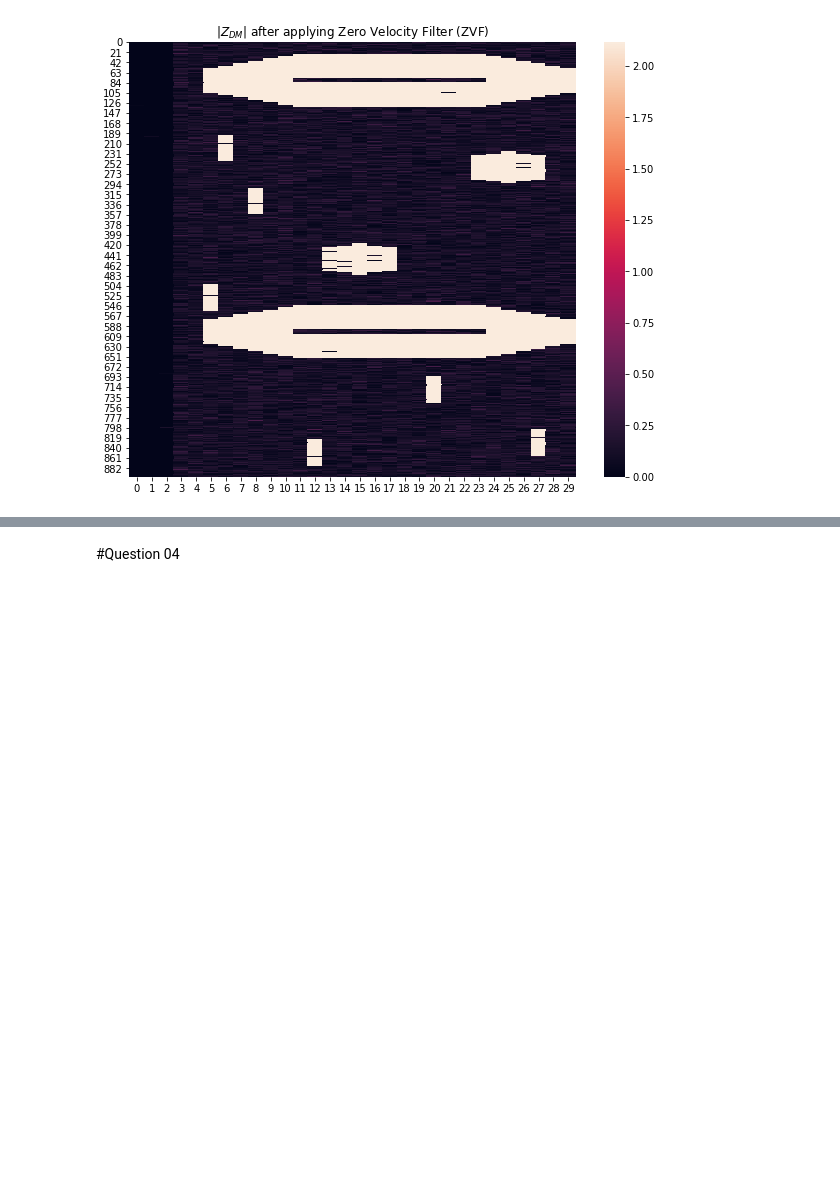
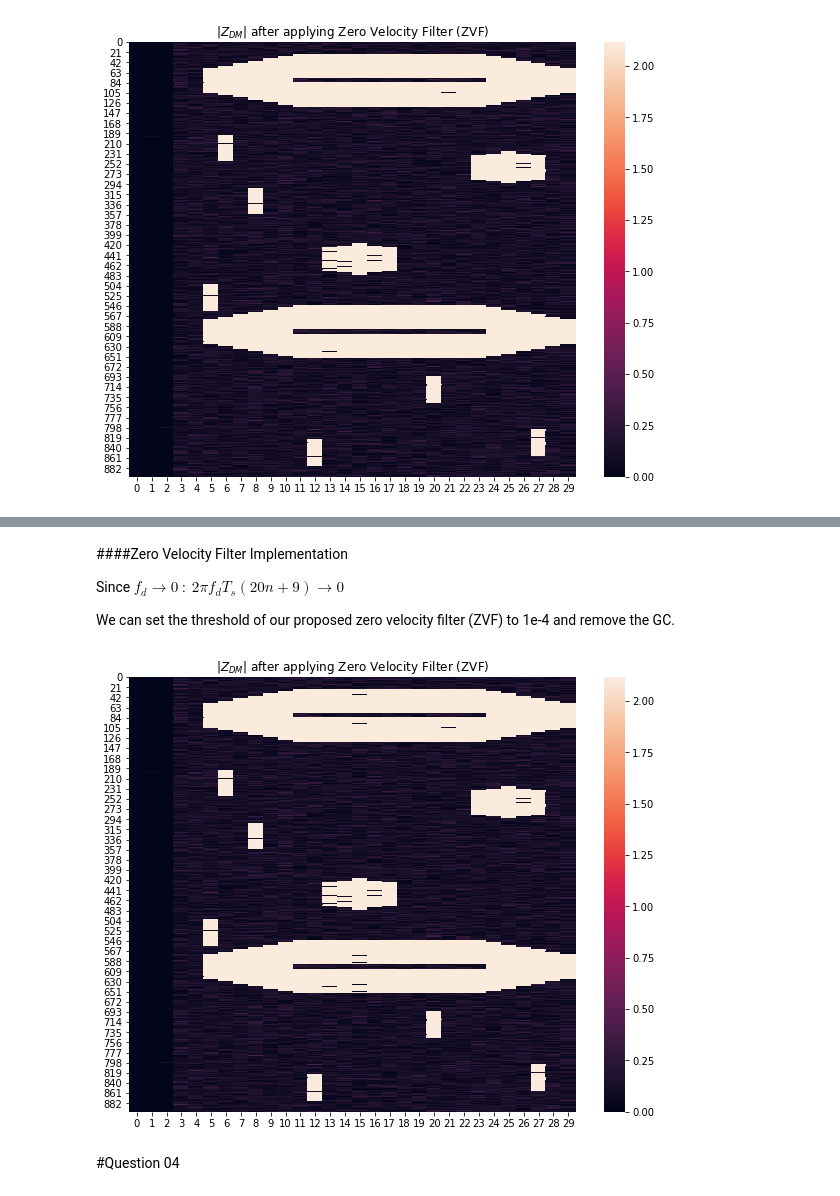
Before and after one commit to damithkawshan/Radar-and-Navigation, a Jupyter notebook: Radar_Assignment_2_160026P.ipynb, the cells around one changed output, grey strips where cells are left out. Saved outputs shown, nothing was run; the diff lists cells and outputs as text; code cells hidden in the pictures; blank space fills up the shorter version.

```diff
--- a/Radar_Assignment_2_160026P.ipynb
+++ b/Radar_Assignment_2_160026P.ipynb
@@ -239,3 +255,29 @@ ax = sns.heatmap(magn_D, square=False,annot=False,cbar=True)
+# %% [markdown]
+####Zero Velocity Filter Implementation
+
+Since $f_d \rightarrow 0 \: :\:2\pi f_d T_s (20n+9) \rightarrow0$
+
+We can set the threshold of our proposed zero velocity filter (ZVF) to 1e-4 and remove the GC.
+# %%
+threshold = 10e-4
+
+def ZVF_phase(DM,threshold):
+  phase_DM = phase(DM)
+  filt_DM = np.where(threshold<abs(phase_DM),DM,0)
+  GC_DM = np.where(threshold<abs(phase_DM),0,2) #encode GC
+  return filt_DM,GC_DM
+
+DM_filt,GC_DM0 = ZVF_phase(dataMatrix, threshold)
+
+
+
+magn_D = abs(DM_filt)
+f,ax = plt.subplots(figsize=(10,8))
+
+ax.set_title('$|Z_{DM}| $ after applying Zero Velocity Filter (ZVF)')
+ax = sns.heatmap(magn_D, square=False,annot=False,cbar=True)
+# %% [output]
+[figure, added]
 # %% [markdown]
 #Question  04
 # %%
```
Also changed, not shown: parts of 19 cells of this notebook.
